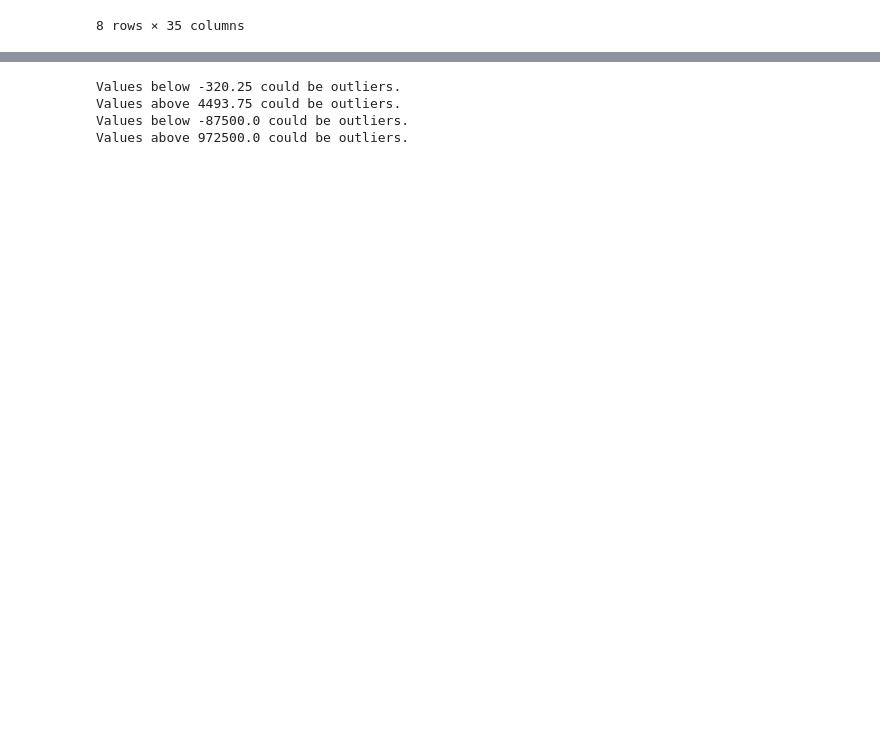
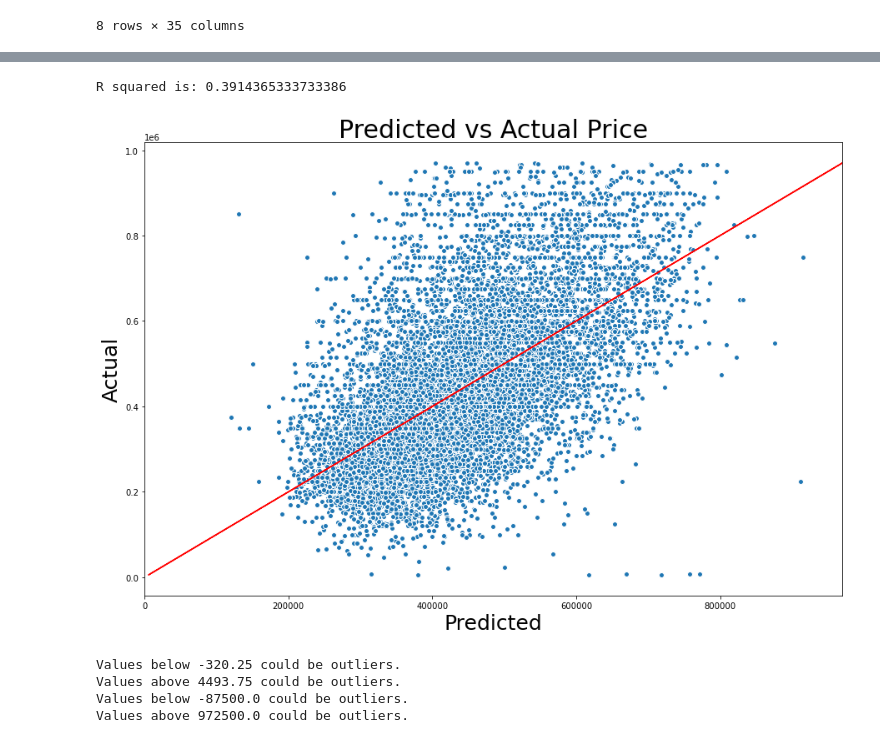
Before and after one commit to jonarnold3065/SMU_Project-1, a Jupyter notebook: Greyson_Work/Greyson_Notebook.ipynb, the cells around one changed output, grey strips where cells are left out. Saved outputs shown, nothing was run; the diff lists cells and outputs as text; code cells hidden in the pictures; blank space fills up the shorter version.

Commit message:
Regression work

```diff
--- a/Greyson_Work/Greyson_Notebook.ipynb
+++ b/Greyson_Work/Greyson_Notebook.ipynb
@@ -120,22 +119,14 @@ Values above 17424.0 could be outliers.
 Values below -87500.0 could be outliers.
 Values above 972500.0 could be outliers.
 # %%
-x_values = outlierGoneDf['lotSizeSqFt']
-y_values = outlierGoneDf['latestPrice'] / 100000
+feature = outlierGoneDf[["livingAreaSqFt",'propertyTaxRate','numOfBedrooms','numOfBathrooms','yearBuilt']]
+target = outlierGoneDf["latestPrice"]
 
-(slope, intercept, rvalue, pvalue, stderr) = linregress(x_values, y_values)
-regress_values = x_values * slope + intercept
-line_eq = "y = " + str(round(slope,2)) + "x + " + str(round(intercept,2))
+# STATSMODELS
+X = sm.add_constant(feature)
+Y = target
 
-plt.figure(figsize=(10, 5))
-plt.scatter(x_values,y_values, marker="o", facecolors="navy", edgecolors="white")
-plt.plot(x_values,regress_values,"r-")
-
-plt.annotate(line_eq,(-55,20),fontsize=15,color="red")
-plt.title('Lot Square Footage vs Latest Price', fontsize=20)
-plt.xlabel('Lot Square Footage', fontsize=15)
-plt.ylabel('Latest Price ($100,000)', fontsize=15)
-print(f"The r-squared is: {rvalue**2}")
-plt.grid()
-plt.show()
+model = sm.OLS(Y,X)
+results = model.fit()
+results.summary()
 # %% [output]
@@ -143,0 +161,17 @@ The r-squared is: 0.11677893523897122
+# %%
+plt.figure(figsize=(15,10))
+
+plt.scatter(results.fittedvalues, outlierGoneDf.latestPrice,edgecolor='white')
+
+plt.xlim(0,outlierGoneDf.latestPrice.max())
+plt.xlabel("Predicted",fontsize=25)
+plt.ylabel("Actual",fontsize=25)
+plt.title("Predicted vs Actual Price",fontsize=30)
+plt.plot(outlierGoneDf.latestPrice, outlierGoneDf.latestPrice,color='red')
+
+print(f'R squared is: {results.rsquared}')
+
+plt.show()
+# %% [output]
+R squared is: 0.3914365333733386
+[figure, added]
```
Also changed, not shown: parts of 19 cells of this notebook.
